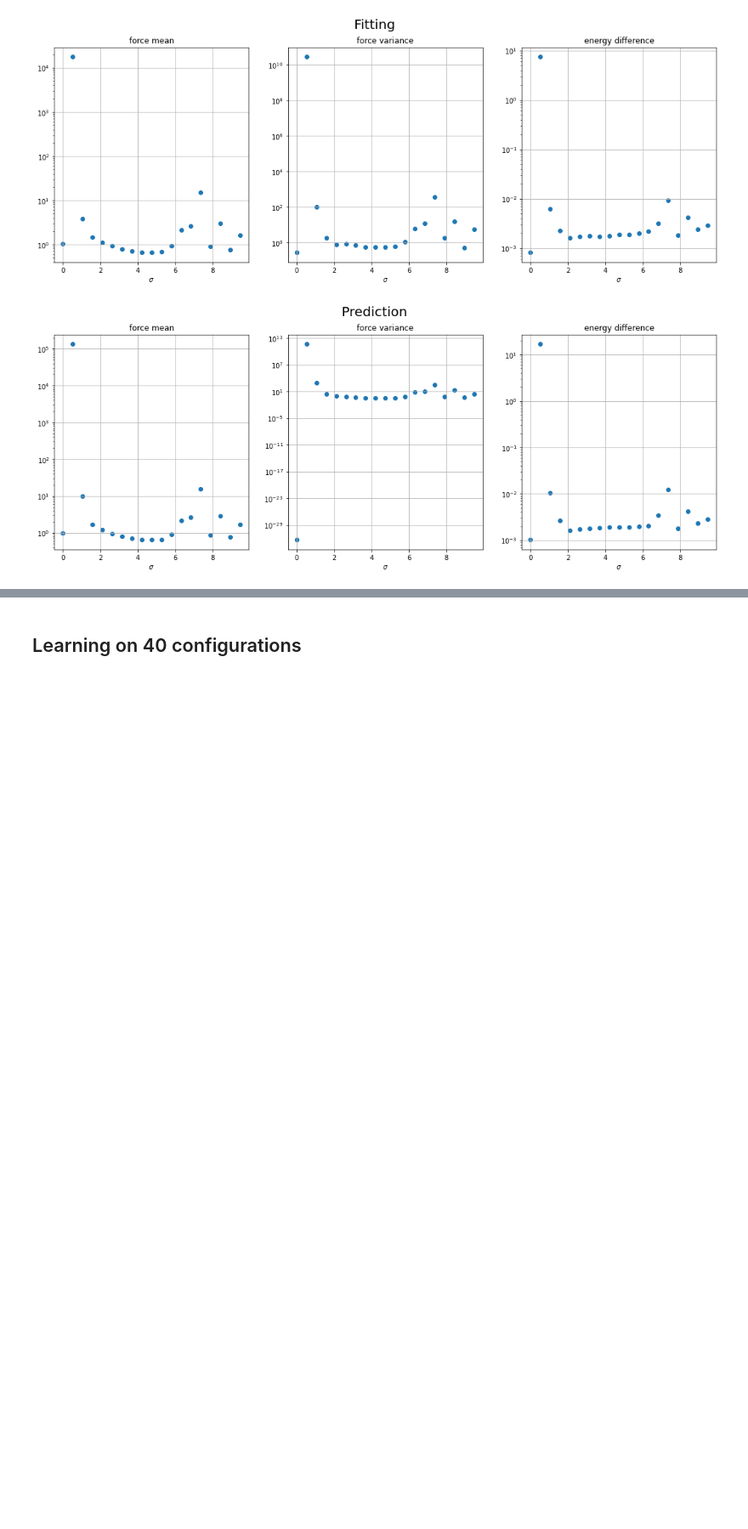
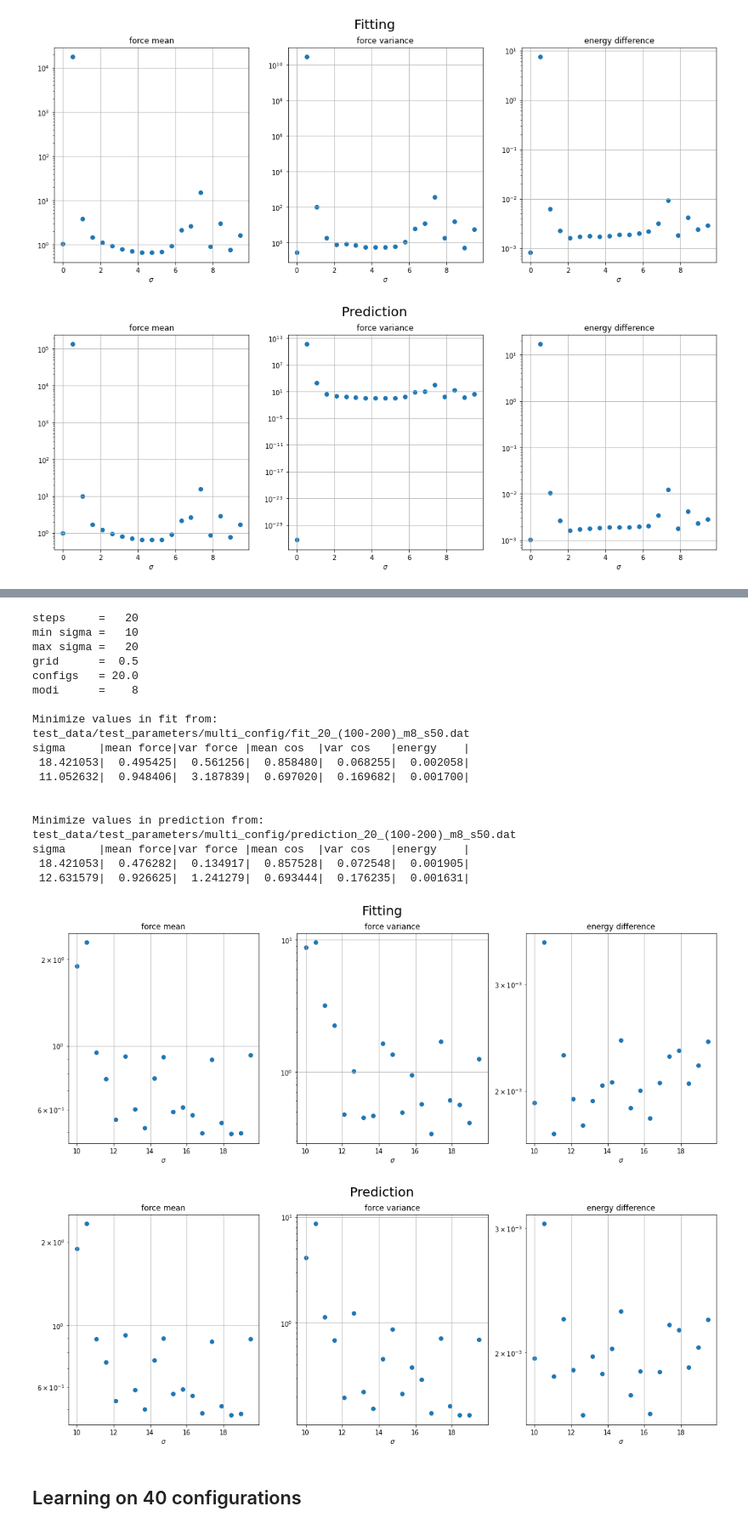
Before and after one commit to Lactose94/LP-Machine-Learning, a Jupyter notebook: gauss_quality_multi.ipynb, the cells around one changed output, grey strips where cells are left out. Shown at 85% size. Drawn from its saved outputs; the diff is of its cells as text; code cells hidden in the pictures; blank space fills up the shorter version.

```diff
--- a/quality_multi.ipynb
+++ b/gauss_quality_multi.ipynb
@@ -246,3 +294,27 @@ sigma     |mean force|var force |mean cos  |var cos   |energy    |
+# %%
+analyze(20, 10, 20, 8, 50)
+# %% [output]
+steps     =   20
+min sigma =   10
+max sigma =   20
+grid      =  0.5
+configs   = 20.0
+modi      =    8
+
+Minimize values in fit from:
+test_data/test_parameters/multi_config/fit_20_(100-200)_m8_s50.dat
+sigma     |mean force|var force |mean cos  |var cos   |energy    |
+ 18.421053|  0.495425|  0.561256|  0.858480|  0.068255|  0.002058|
+ 11.052632|  0.948406|  3.187839|  0.697020|  0.169682|  0.001700|
+
+
+Minimize values in prediction from:
+test_data/test_parameters/multi_config/prediction_20_(100-200)_m8_s50.dat
+sigma     |mean force|var force |mean cos  |var cos   |energy    |
+ 18.421053|  0.476282|  0.134917|  0.857528|  0.072548|  0.001905|
+ 12.631579|  0.926625|  1.241279|  0.693444|  0.176235|  0.001631|
+[figure, added]
+[figure, added]
 # %% [markdown]
 ## Learning on 40 configurations
 # %%
```
Also changed, not shown: parts of 2 cells of this notebook, 13 other files.
